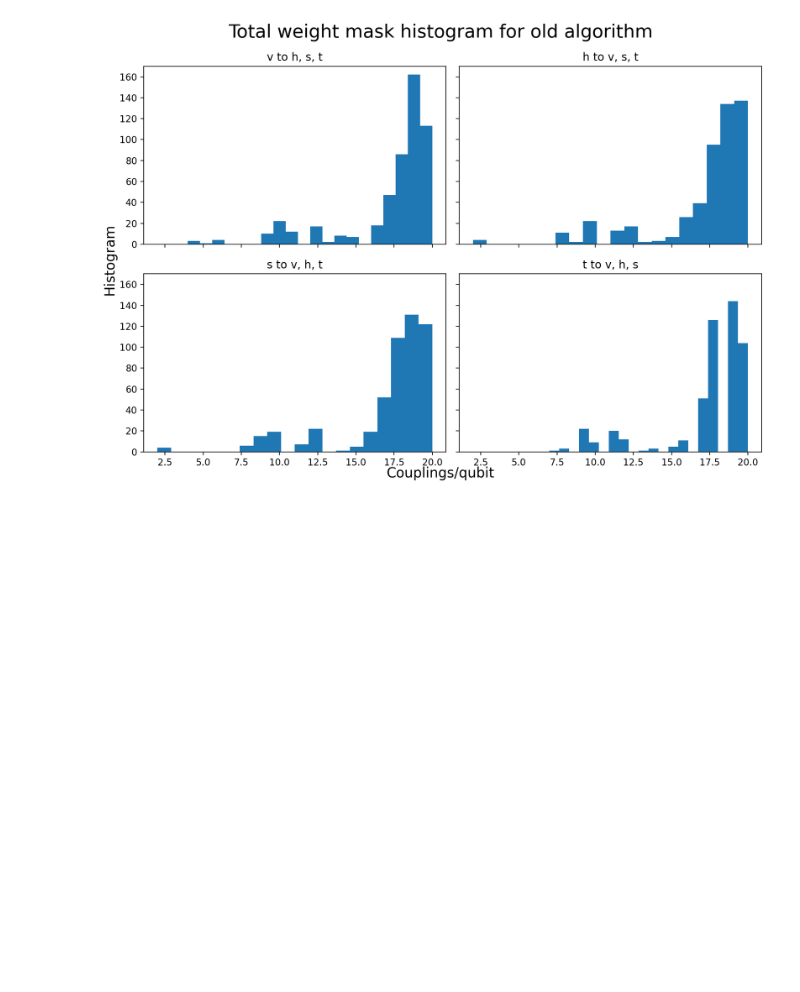
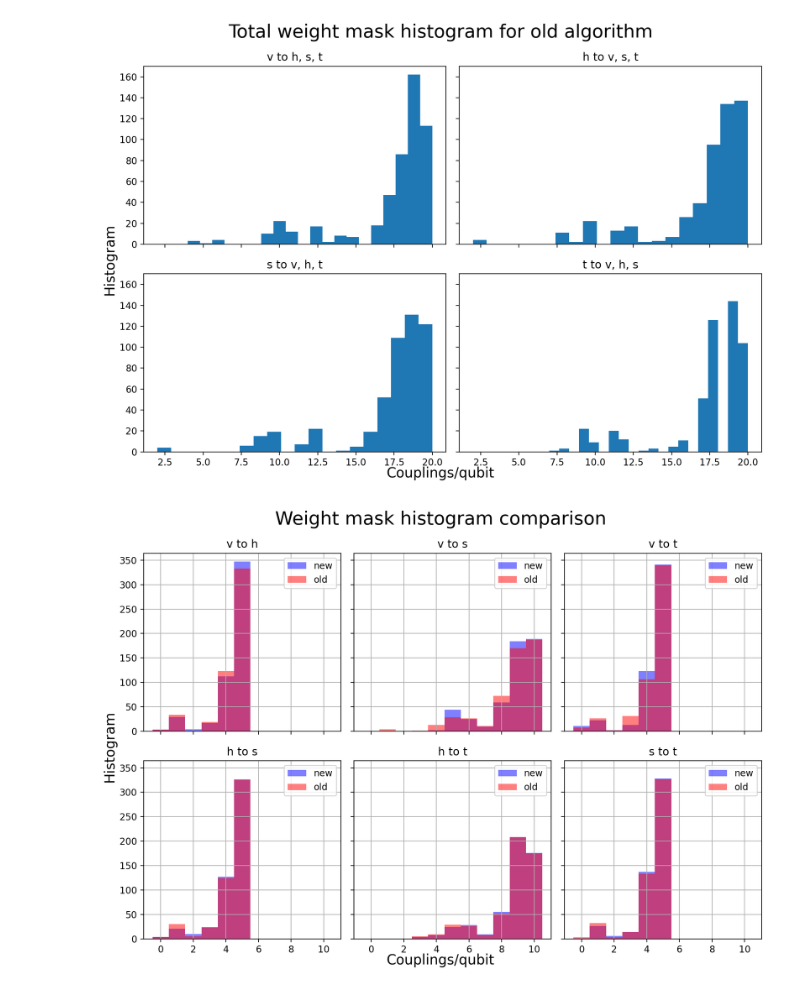
Before and after one commit to QaloSim/CaloQuVAE, a Jupyter notebook: nb.ipynb, the cells around one changed output. Cells and saved outputs as stored; diff of their text form; code cells hidden in the pictures; blank space fills up the shorter version.

Commit message:
clearer notebook plots

```diff
--- a/nb.ipynb
+++ b/nb.ipynb
@@ -172,3 +172,31 @@ plot_total_weights(old, "old algorithm")
 # %% [output]
 [figure]
 [figure]
+# %%
+def plot_weights_overlay(new_data, old_data):
+    fig, axs = plt.subplots(2, 3, figsize=(10, 7), sharey=True, sharex=True, tight_layout=True)
+    fig.text(0.5, 0.0, 'Couplings/qubit', ha='center', fontsize=15)
+    fig.text(0.0, 0.4, 'Histogram', rotation=90, ha='center', fontsize=15)
+
+    keys = ['01', '02', '03', '12', '13', '23']
+    titles = ["v to h", "v to s", "v to t", "h to s", "h to t", "s to t"]
+
+    for i, key in enumerate(keys):
+        ax = axs[i // 3, i % 3]
+        data_new = new_data[key]
+        data_old = old_data[key]
+        # Determine bin edges to align histograms, centering on integers
+        min_val = min(data_new.min(), data_old.min())
+        max_val = max(data_new.max(), data_old.max())
+        bins = np.arange(min_val, max_val + 2) - 0.5  # Shift by 0.5 to center bins on integers
+        ax.hist(data_new, bins=bins, alpha=0.5, label='new', color='blue')
+        ax.hist(data_old, bins=bins, alpha=0.5, label='old', color='red')
+        ax.legend()
+        ax.set_title(titles[i])
+        ax.grid(True)
+
+    plt.suptitle("Weight mask histogram comparison", fontsize=20)
+    plt.show()
+plot_weights_overlay(new_data, old_data)
+# %% [output]
+[figure, added]
```
Also changed, not shown: parts of 3 cells of this notebook.
